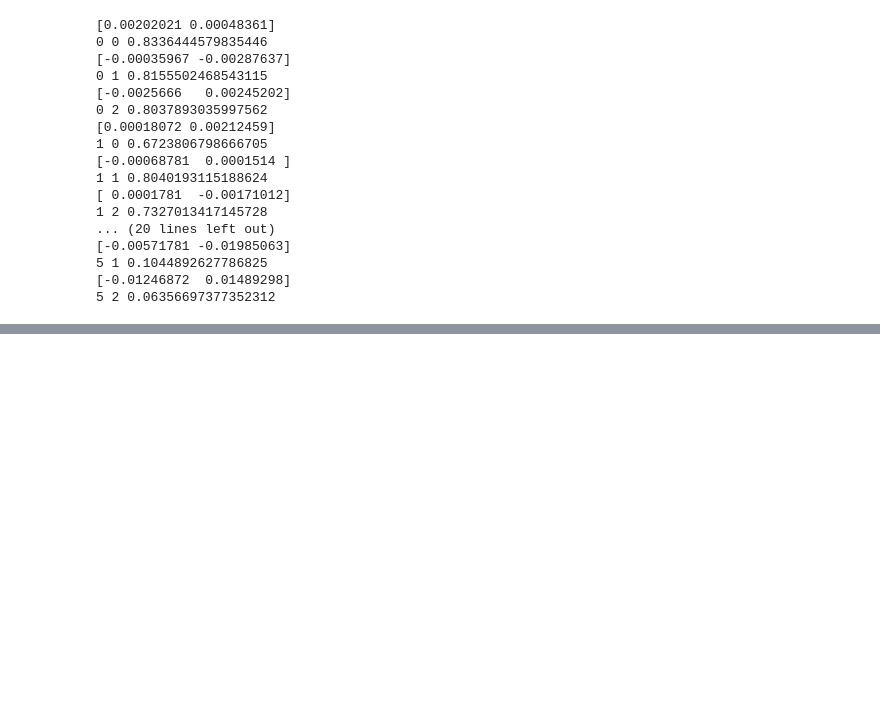
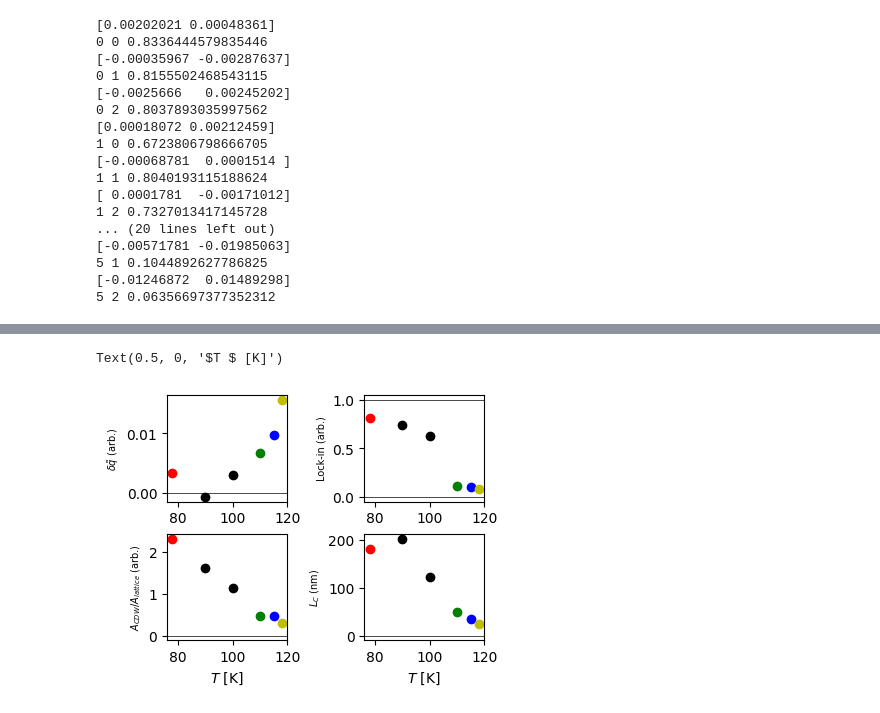
Before and after one commit to Potdooshami/2H_TaSe2_Tc_STM, a Jupyter notebook: H03_new_statitics.ipynb, the cells around one changed output, grey strips where cells are left out. Saved outputs shown, nothing was run; the diff lists cells and outputs as text; code cells hidden in the pictures; blank space fills up the shorter version.

```diff
--- a/H03_new_statitics.ipynb
+++ b/H03_new_statitics.ipynb
@@ -195,0 +208,62 @@ KeyError: 2
+# %%
+import matplotlib.pyplot as plt
+import numpy as np
+
+c = ["r", "k", "k", "g", "b", "y"]
+fig, axs = plt.subplots(2, 2, figsize=(4, 3), constrained_layout=True)
+
+# Y-axis labels setup
+nm_info = [
+    r"$\delta \tilde{q}$ (arb.)",
+    "Lock-in (arb.)",
+    "$A_{CDW}/A_{lattice}$ (arb.)",
+    "$L_C$ (nm)",
+]
+iinfo = 0
+for isb in range(2):
+    for jsb in range(2):
+        plt.sca(axs[isb, jsb])
+        plt.ylabel(nm_info[iinfo], fontsize=7)
+        iinfo += 1
+
+# Data processing and plotting mean values only
+for idx in range(len(T)):
+    # Temporary lists to collect values across ik (0, 1, 2) for current T[idx]
+    y00_list = []
+    y01_list = []
+    y10_list = []
+    y11_list = []
+
+    for ik in range(3):
+        v = vss[idx, ik, :]
+        lock = lockss[idx][ik]
+        v_amp = np.sqrt(v[0] ** 2 + v[1] ** 2)
+        amp_shift = amp_shifts[idx][ik]
+        l_measure = df["nano"].iloc[idx]
+        N_tot = df["sz"].iloc[idx]
+        l_return = (2 * np.pi * l_measure) / (v_amp * N_tot)
+
+        # Store calculated values
+        y00_list.append(1 / 3 - amp_shift[1])
+        y01_list.append(lock)
+        y10_list.append(amp_shift[0])
+        y11_list.append(l_return)
+
+    # Plot mean values only
+    axs[0, 0].plot(T[idx], np.mean(y00_list), color=c[idx], marker="o")
+    axs[0, 1].plot(T[idx], np.mean(y01_list), color=c[idx], marker="o")
+    axs[1, 0].plot(T[idx], np.mean(y10_list), color=c[idx], marker="o")
+    axs[1, 1].plot(T[idx], np.mean(y11_list), color=c[idx], marker="o")
+
+# Reference lines and x-labels
+axs[0, 0].axhline(y=0, color="k", linewidth=0.5)
+axs[0, 1].axhline(y=0, color="k", linewidth=0.5)
+axs[0, 1].axhline(y=1, color="k", linewidth=0.5)
+axs[1, 0].axhline(y=0, color="k", linewidth=0.5)
+axs[1, 1].axhline(y=0, color="k", linewidth=0.5)
+
+axs[1, 0].set_xlabel(r"$T $ [K]")
+axs[1, 1].set_xlabel(r"$T $ [K]")
+# %% [output]
+Text(0.5, 0, '$T $ [K]')
+[figure, added]
```
Also changed, not shown: parts of 2 cells of this notebook.
